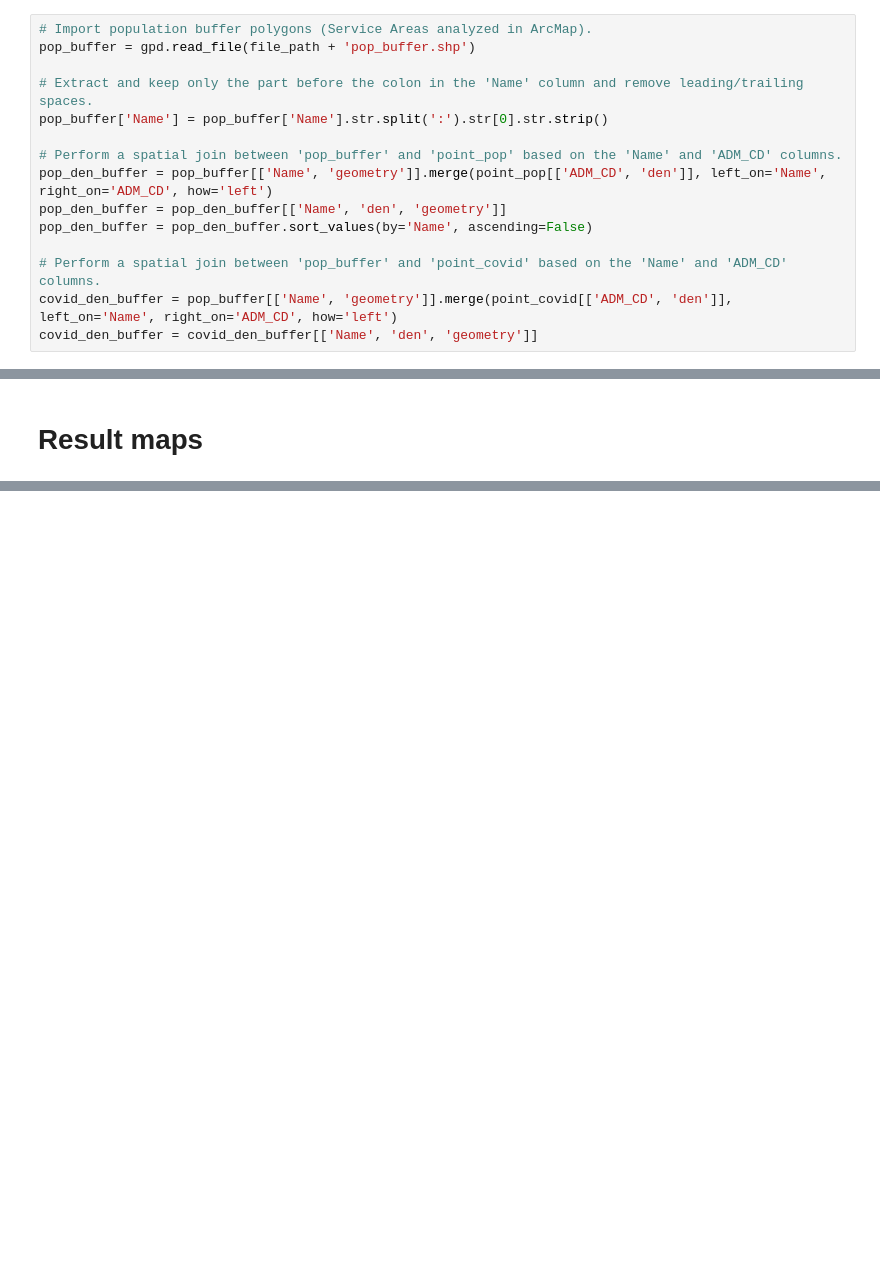
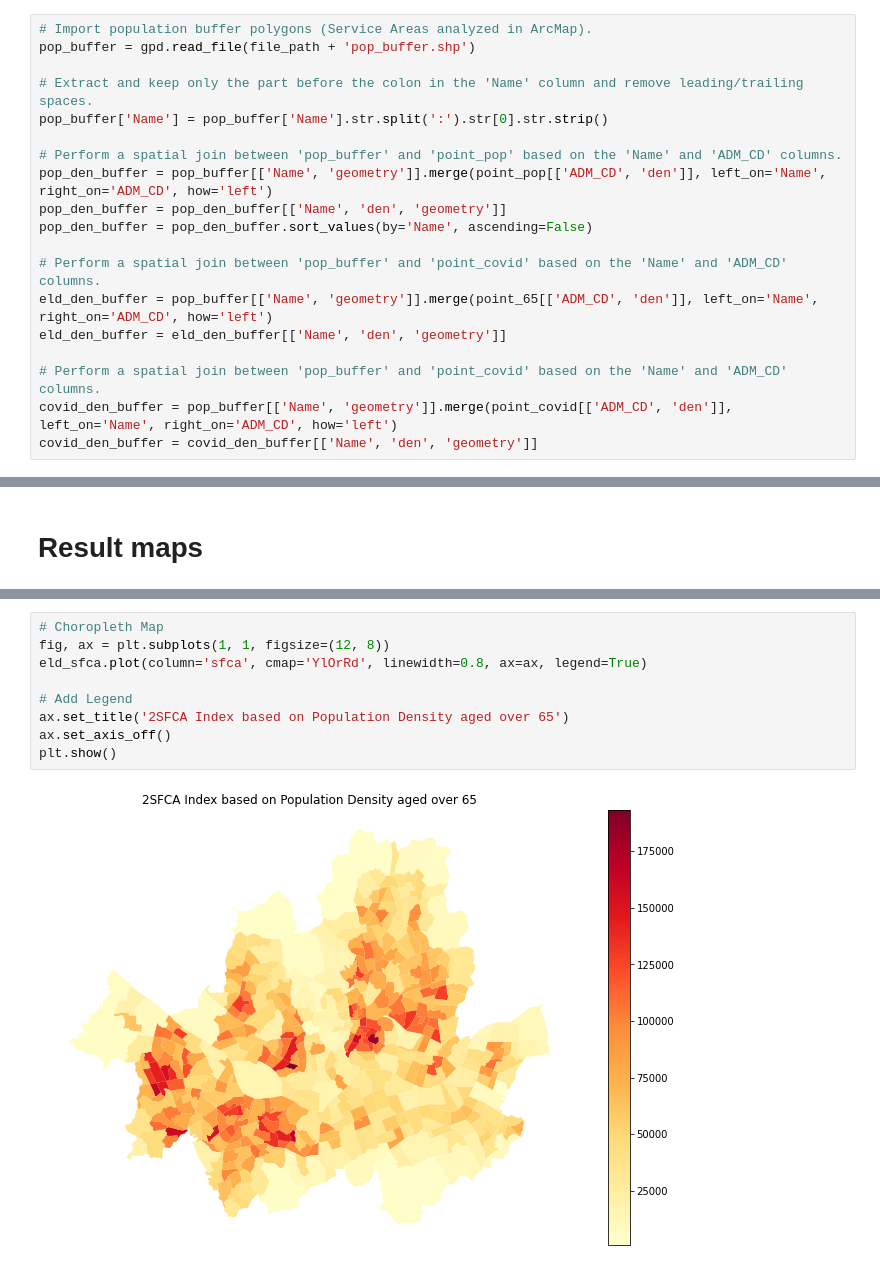
Before and after one commit to lucyubin/2023-Accessibility-to-Isolation-Beds-in-Seoul, a Jupyter notebook: 2SFCA.ipynb, the cells around one changed output, grey strips where cells are left out. Cells and saved outputs as stored; diff of their text form; blank space fills up the shorter version.

```diff
--- a/2SFCA.ipynb
+++ b/2SFCA.ipynb
@@ -117,5 +91,9 @@ pop_den_buffer = pop_den_buffer[['Name', 'den', 'geometry']]
 pop_den_buffer = pop_den_buffer.sort_values(by='Name', ascending=False)
 
 # Perform a spatial join between 'pop_buffer' and 'point_covid' based on the 'Name' and 'ADM_CD' columns.
+eld_den_buffer = pop_buffer[['Name', 'geometry']].merge(point_65[['ADM_CD', 'den']], left_on='Name', right_on='ADM_CD', how='left')
+eld_den_buffer = eld_den_buffer[['Name', 'den', 'geometry']]
+
+# Perform a spatial join between 'pop_buffer' and 'point_covid' based on the 'Name' and 'ADM_CD' columns.
 covid_den_buffer = pop_buffer[['Name', 'geometry']].merge(point_covid[['ADM_CD', 'den']], left_on='Name', right_on='ADM_CD', how='left')
 covid_den_buffer = covid_den_buffer[['Name', 'den', 'geometry']]
@@ -262,3 +160,14 @@ plt.show()
+# %%
+# Choropleth Map
+fig, ax = plt.subplots(1, 1, figsize=(12, 8))
+eld_sfca.plot(column='sfca', cmap='YlOrRd', linewidth=0.8, ax=ax, legend=True)
+
+# Add Legend
+ax.set_title('2SFCA Index based on Population Density aged over 65')
+ax.set_axis_off()
+plt.show()
+# %% [output]
+[figure, added]
 # %%
 # Choropleth Map
 fig, ax = plt.subplots(1, 1, figsize=(12, 8))
```
Also changed, not shown: parts of 16 cells of this notebook.
